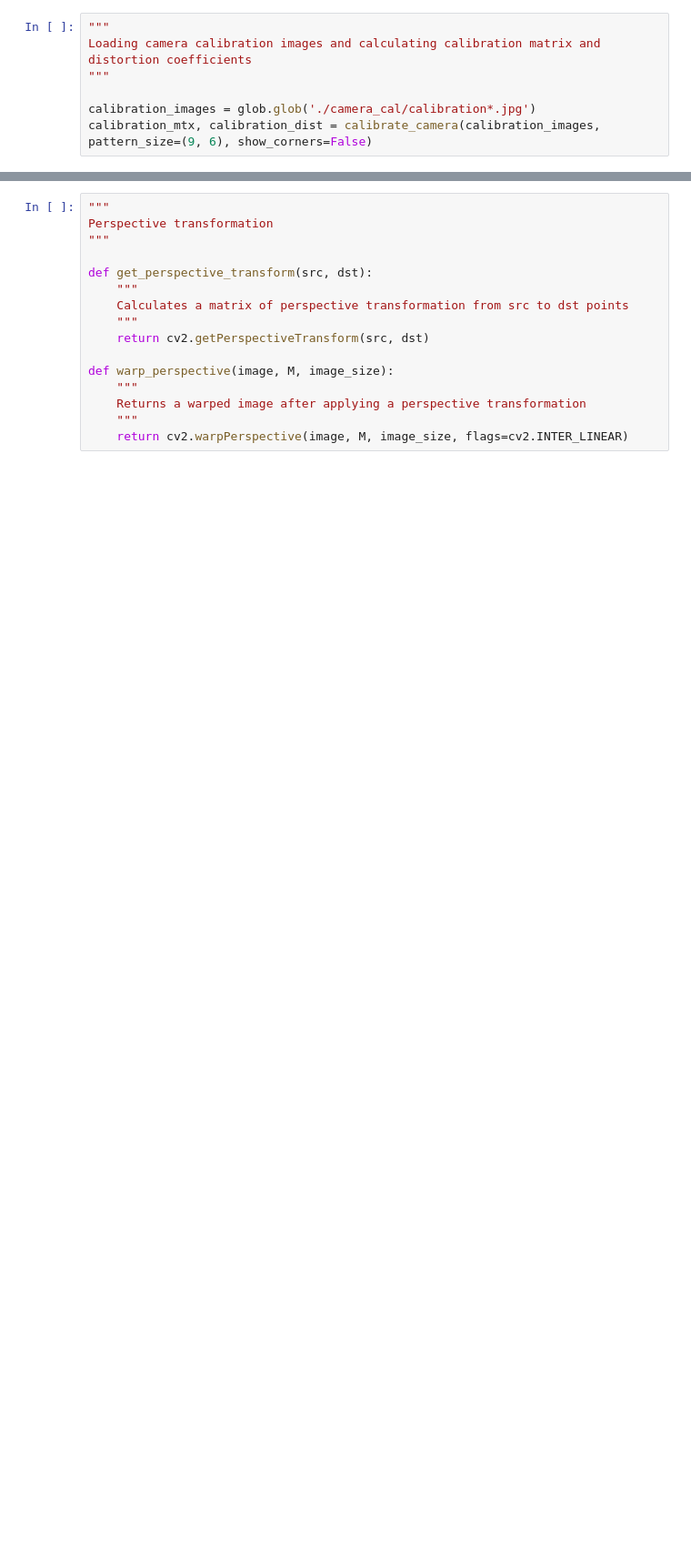
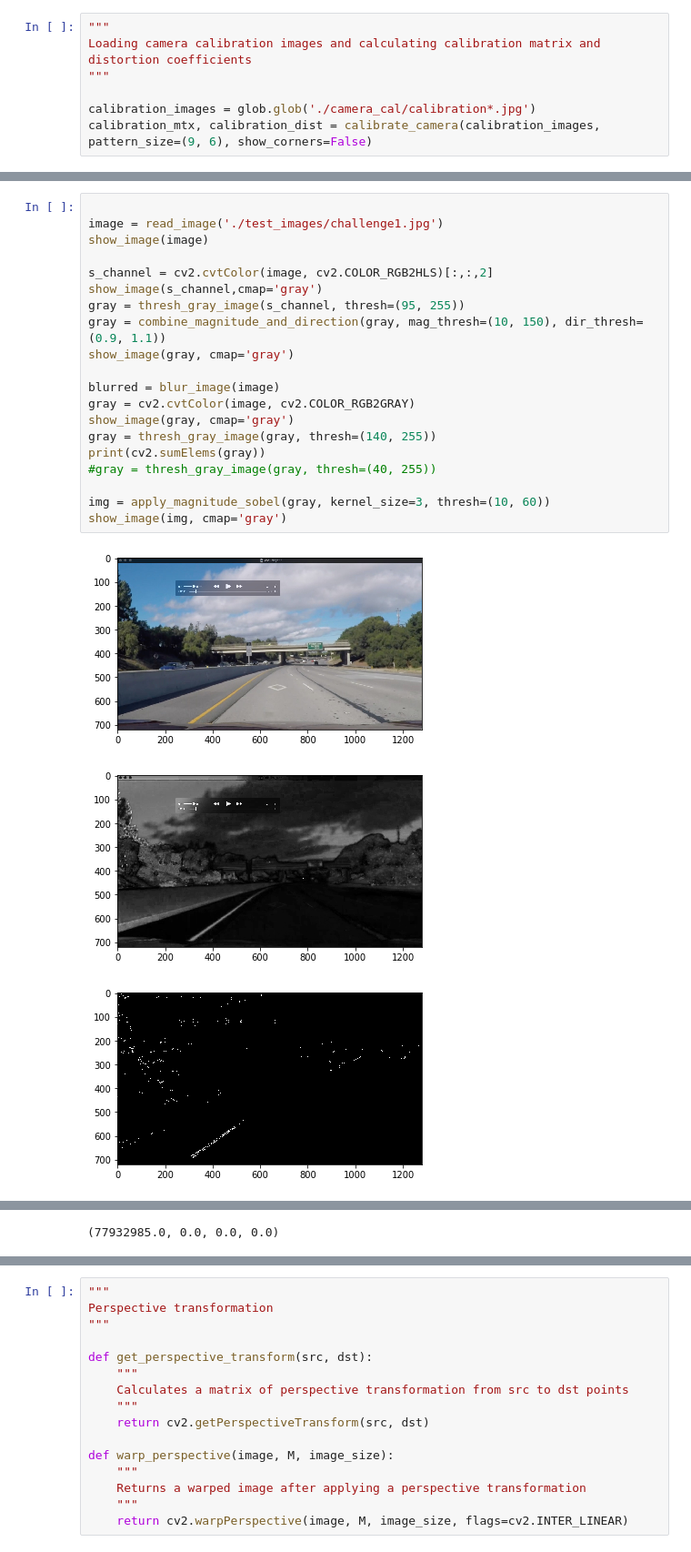
Before and after one commit to artxj/CarND-Advanced-Lane-Lines, a Jupyter notebook: lane_finder.ipynb, the cells around one changed output, grey strips where cells are left out. Shown at 91% size. Cells and saved outputs as stored; diff of their text form; blank space fills up the shorter version.

```diff
--- a/lane_finder.ipynb
+++ b/lane_finder.ipynb
@@ -193 +196,25 @@ def apply_mask(image, image_size):
     return region_of_interest(image, vertices)
+# %%
+
+image = read_image('./test_images/challenge1.jpg')
+show_image(image)
+
+s_channel = cv2.cvtColor(image, cv2.COLOR_RGB2HLS)[:,:,2]
+show_image(s_channel,cmap='gray')
+gray = thresh_gray_image(s_channel, thresh=(95, 255))
+gray = combine_magnitude_and_direction(gray, mag_thresh=(10, 150), dir_thresh=(0.9, 1.1))
+show_image(gray, cmap='gray')
+
+blurred = blur_image(image)
+gray = cv2.cvtColor(image, cv2.COLOR_RGB2GRAY)
+show_image(gray, cmap='gray')
+gray = thresh_gray_image(gray, thresh=(140, 255))
+print(cv2.sumElems(gray))
+#gray = thresh_gray_image(gray, thresh=(40, 255))
+
+img = apply_magnitude_sobel(gray, kernel_size=3, thresh=(10, 60))
+show_image(img, cmap='gray')
+# %% [output]
+[figure, added]
+[figure, added]
+[figure, added]
@@ -193,0 +222 @@ def apply_mask(image, image_size):
+(77932985.0, 0.0, 0.0, 0.0)
```
Also changed, not shown: parts of 27 cells of this notebook, 13 other files.
